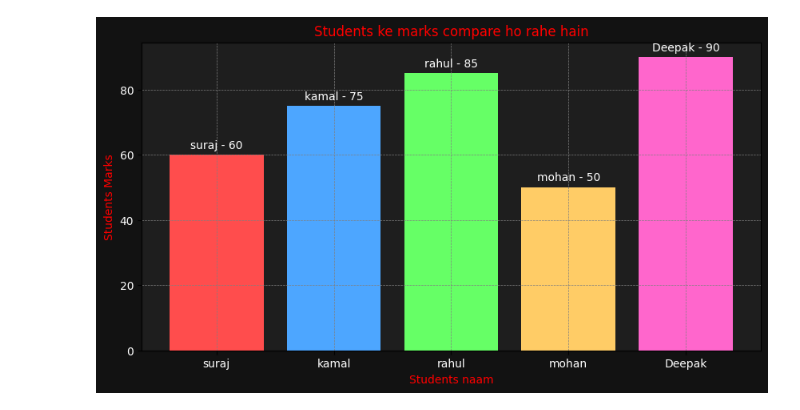
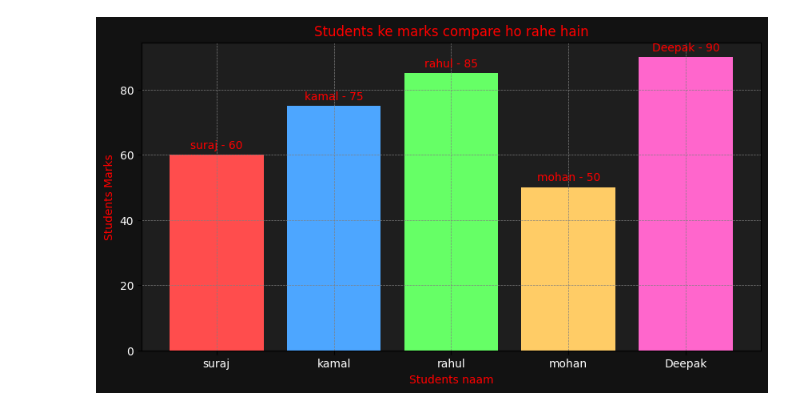
Before and after one commit to Suraj-kumar121K/Matplotlib, a Jupyter notebook: Practice/Bar_chart.ipynb, the cells around one changed output. Drawn from its saved outputs; the diff is of its cells as text; code cells hidden in the pictures.

```diff
--- a/Practice/Bar_chart.ipynb
+++ b/Practice/Bar_chart.ipynb
@@ -3,27 +3,27 @@ import matplotlib.pyplot as plt
 # %%
 student = ['suraj', 'kamal', 'rahul', 'mohan', 'Deepak']
 marks = [60, 75, 85, 50, 90]
 plt.figure(figsize=(10, 5), facecolor='#121212')
 plt.gca().set_facecolor('#1e1e1e')
 plt.bar(student, marks, color=['#ff4d4d','#4da6ff','#66ff66','#ffcc66','#ff66cc'])
 plt.xlabel('Students naam', color='red')
 plt.ylabel('Students Marks', color='red')
 plt.title('Students ke marks compare ho rahe hain', color='red')
 
 plt.grid(color='gray', linestyle='--', linewidth=0.5)
 
 # Tick color (important 🔥)
 plt.xticks(color='white')
 plt.yticks(color='white')
 
 # Value labels
 for i in range(len(student)):
     label = student[i] + " - " + str(marks[i])
 
     plt.text(student[i], marks[i] + 2, label,
              ha='center',
-             color='white')
+             color='red')
 
 plt.show()
 # %% [output]
-[figure, old version]
+[figure, new version]
```
Also changed, not shown: parts of 1 cell of this notebook.
